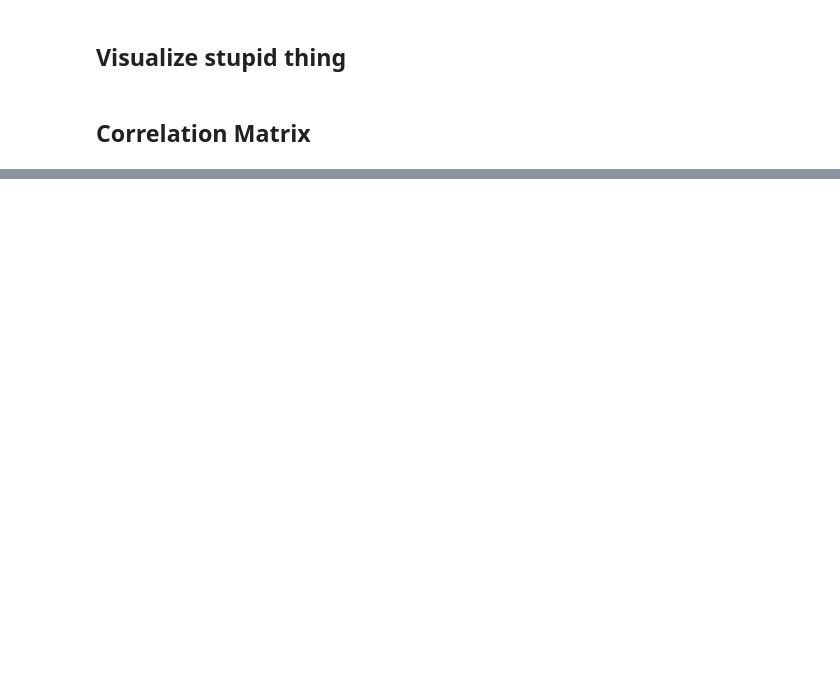
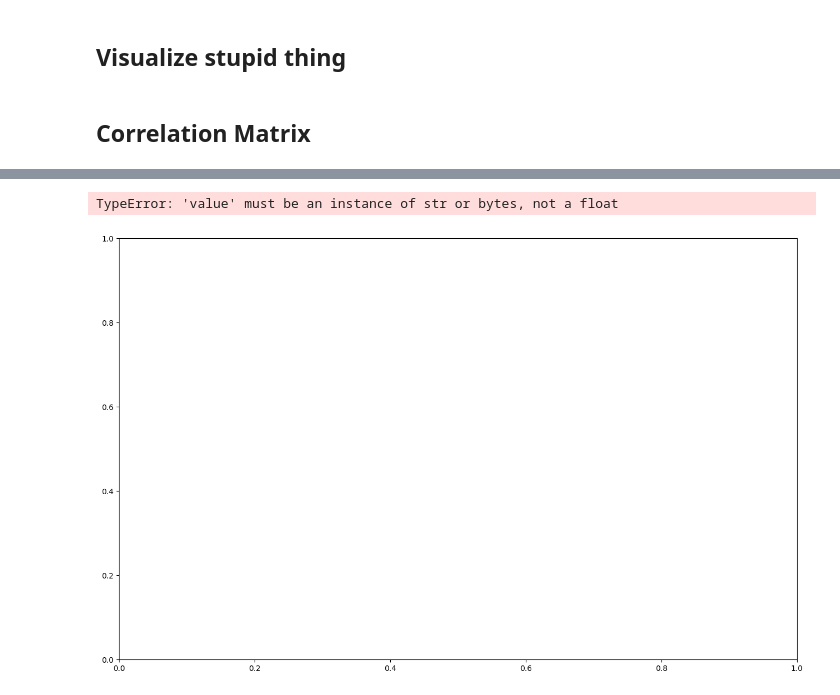
Before and after one commit to liza-drini/ceu-ds-project-C-2026, a Jupyter notebook: src/liza_visualization_graph.ipynb, the cells around one changed output, grey strips where cells are left out. Cells and saved outputs as stored; diff of their text form; code cells hidden in the pictures; blank space fills up the shorter version.

```diff
--- a/src/liza_visualization_graph.ipynb
+++ b/src/liza_visualization_graph.ipynb
@@ -74,0 +112,11 @@ array(['South Eastern Highlands', 'Eyre Yorke Block', 'Kanmantoo',
+# %%
+plt.figure(figsize=(16, 10))
+plt.bar(rt_df['stateTerritory'], rt_df['occurrenceCount'])
+plt.xlabel('Years')
+plt.ylabel('Occurence Count')
+plt.title('Occurence Count of Cats through the years')
+plt.xticks(rotation = 90)
+plt.show()
+# %% [output]
+TypeError: 'value' must be an instance of str or bytes, not a float
+[figure, added]
```
Also changed, not shown: parts of 9 cells of this notebook.
